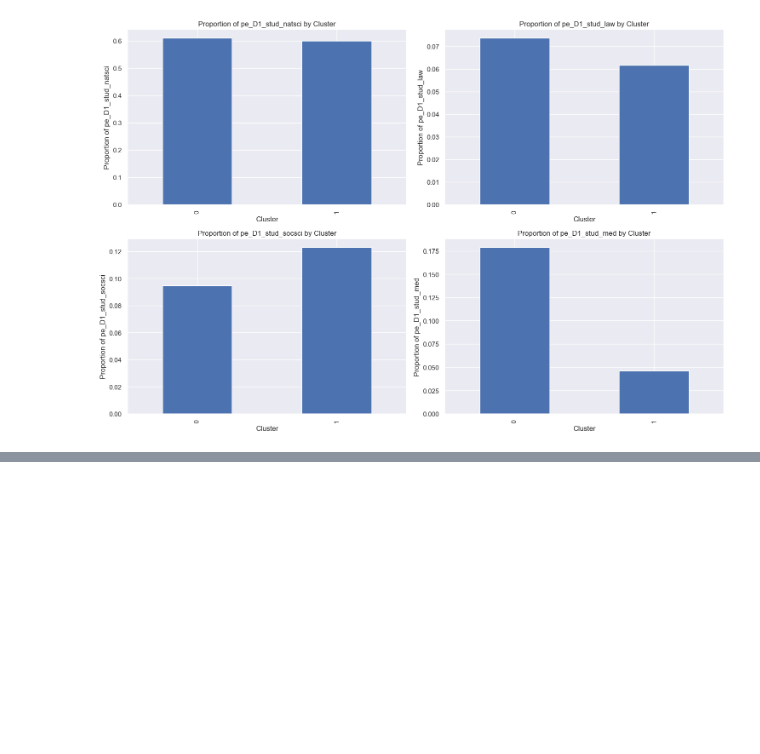
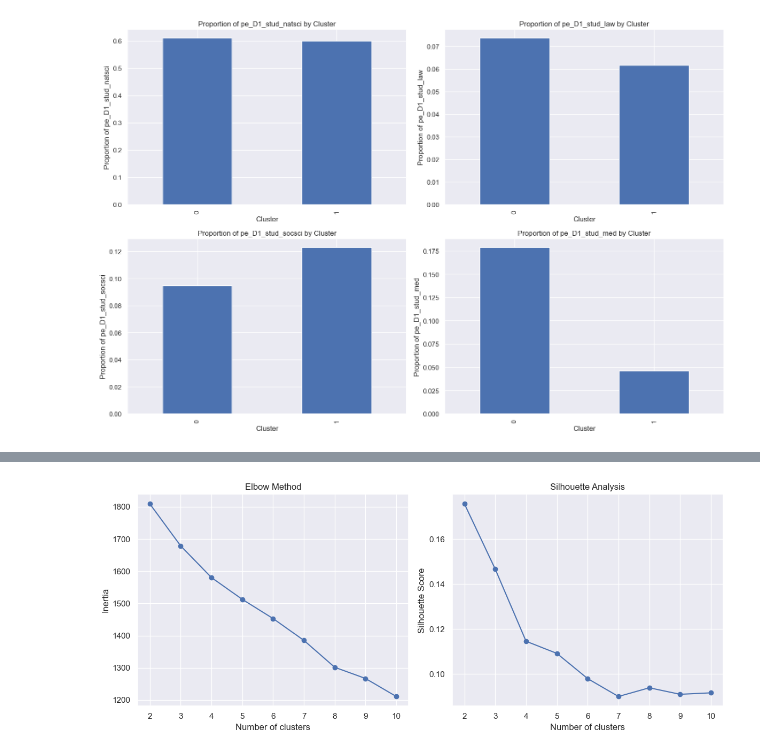
Before and after one commit to felixn95/tds_dictator_game, a Jupyter notebook: Problem_4.ipynb, the cells around one changed output, grey strips where cells are left out. Cells and saved outputs as stored; diff of their text form; code cells hidden in the pictures; blank space fills up the shorter version.

```diff
--- a/Problem_4.ipynb
+++ b/Problem_4.ipynb
@@ -308,0 +312,87 @@ pe_D1_stud_med:
+# %%
+# Load the imputed dataset
+subjects_with_predictions = pd.read_csv('data/subjects_with_predictions.csv')
+subjects = pd.read_csv('data/subjects.csv')
+
+subjects_imputed = subjects.copy()
+predicted_country = subjects_with_predictions[['sid', 'predicted_country']]
+subjects_copy = subjects_imputed.merge(predicted_country, on='sid', how='left')
+
+merged_data_imputed = subjects_copy.merge(agg_choices, on='sid')
+data_imputed = merged_data_imputed.dropna()
+
+
+data_imputed['log_pe_monthinc'] = np.log(data_imputed['pe_monthinc'] + 1)
+
+# One-hot encode 'predicted_country'
+country_encoded = pd.get_dummies(data_imputed['predicted_country'], prefix='country')
+data_imputed = pd.concat([data_imputed, country_encoded], axis=1)
+
+
+# Features for clustering
+features_imputed = [
+    'bf_consciousness', 'bf_openness', 'bf_extraversion', 'bf_agreeableness', 'bf_neuroticism', 'cogabil', 'log_pe_monthinc', 'pe_age', 'pe_female',
+    'choice_x', 'chosen_x_advantageous', 'chosen_x_disadvantageous',
+    'chosen_y_advantageous', 'chosen_y_disadvantageous',
+    'pe_D1_stud_natsci', 'pe_D1_stud_law', 'pe_D1_stud_socsci', 'pe_D1_stud_med'
+] + list(country_encoded.columns)
+
+normalized_features = ['pe_female', 'pe_D1_stud_natsci', 'pe_D1_stud_law', 'pe_D1_stud_socsci', 'pe_D1_stud_med'] + list(country_encoded.columns)
+to_normalize_features = [f for f in features_imputed if f not in normalized_features]
+
+
+scaler = StandardScaler()
+scaled_to_normalize_features = scaler.fit_transform(data_imputed[to_normalize_features])
+
+scaled_data_imputed = np.column_stack((scaled_to_normalize_features, data_imputed[normalized_features]))
+
+max_clusters = 10
+inertias = []
+silhouette_scores = []
+
+for k in range(2, max_clusters+1):
+    kmeans = KMeans(n_clusters=k, random_state=42)
+    kmeans.fit(scaled_data_imputed)
+    inertias.append(kmeans.inertia_)
+    silhouette_scores.append(silhouette_score(scaled_data_imputed, kmeans.labels_))
+
+# Plot elbow curve and silhouette scores
+plt.figure(figsize=(12, 5))
+plt.subplot(1, 2, 1)
+plt.plot(range(2, max_clusters+1), inertias, marker='o')
+plt.xlabel('Number of clusters')
+plt.ylabel('Inertia')
+plt.title('Elbow Method')
+
+plt.subplot(1, 2, 2)
+plt.plot(range(2, max_clusters+1), silhouette_scores, marker='o')
+plt.xlabel('Number of clusters')
+plt.ylabel('Silhouette Score')
+plt.title('Silhouette Analysis')
+
+plt.tight_layout()
+plt.show()
+
+# Optimal number of clusters based on the two methods
+optimal_k = 2
+
+# Imputed Dataset Clustering
+kmeans_imputed = KMeans(n_clusters=optimal_k, random_state=42)
+clusters_imputed = kmeans_imputed.fit_predict(scaled_data_imputed)
+data_imputed['Cluster'] = clusters_imputed
+
+
+# PCA for visualization
+pca = PCA(n_components=2)
+pca_components = pca.fit_transform(scaled_data_imputed)
+plt.figure(figsize=(10, 7))
+for i in range(optimal_k):
+    cluster_points = pca_components[data_imputed['Cluster'] == i]
+    plt.scatter(cluster_points[:, 0], cluster_points[:, 1], label=f'Cluster {i}')
+plt.xlabel('PCA Component 1')
+plt.ylabel('PCA Component 2')
+plt.title('PCA of Clusters')
+plt.legend()
+plt.show()
+# %% [output]
+[figure, added]
```
Also changed, not shown: parts of 5 cells of this notebook.
